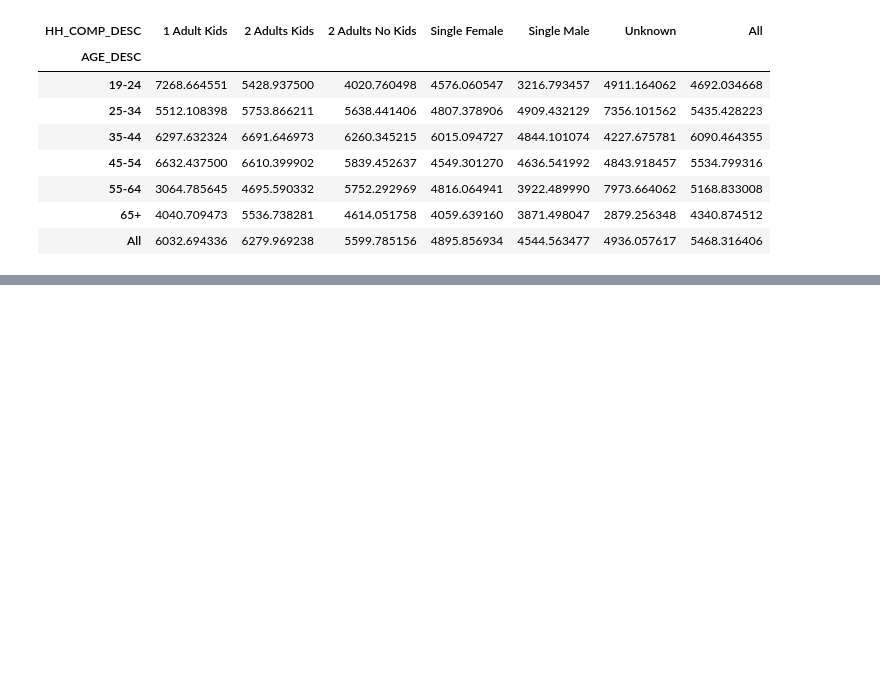
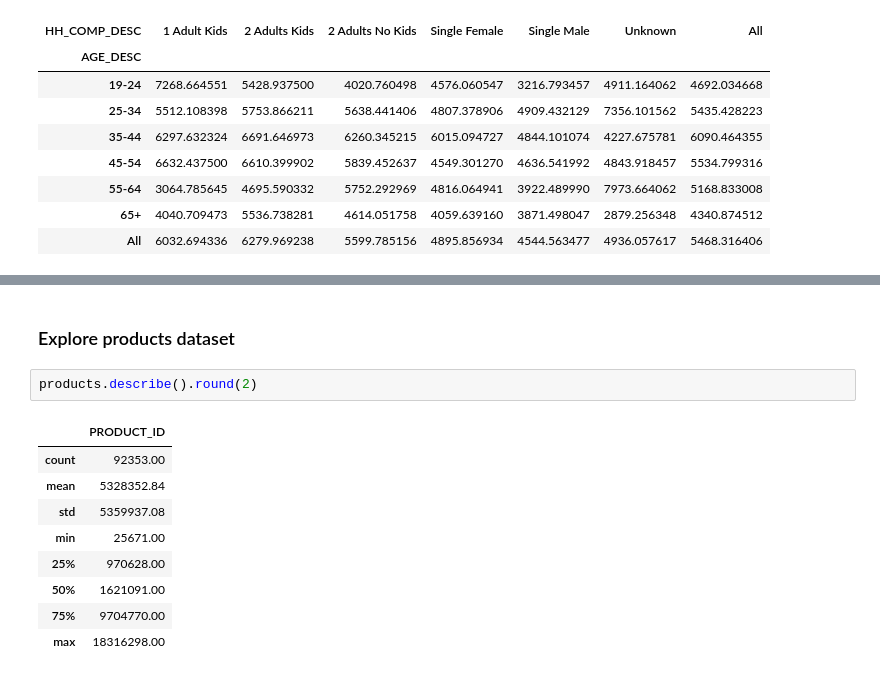
Before and after one commit to Mayar9/Mega_Market, a Jupyter notebook: Acquisition_target_data.ipynb, the cells around one changed output, grey strips where cells are left out. Saved outputs shown, nothing was run; the diff lists cells and outputs as text; blank space fills up the shorter version.

```diff
--- a/Acquisition_target_data.ipynb
+++ b/Acquisition_target_data.ipynb
@@ -810,0 +836,14 @@ transactions_demograph.pivot_table(index='AGE_DESC', columns='HH_COMP_DESC', val
+# %% [markdown]
+### Explore products dataset
+# %%
+products.describe().round(2)
+# %% [output]
+|  | PRODUCT_ID |
+| count | 92353.00 |
+| mean | 5328352.84 |
+| std | 5359937.08 |
+| min | 25671.00 |
+| 25% | 970628.00 |
+| 50% | 1621091.00 |
+| 75% | 9704770.00 |
+| max | 18316298.00 |
```
Also changed, not shown: parts of 12 cells of this notebook, 1 other file.
